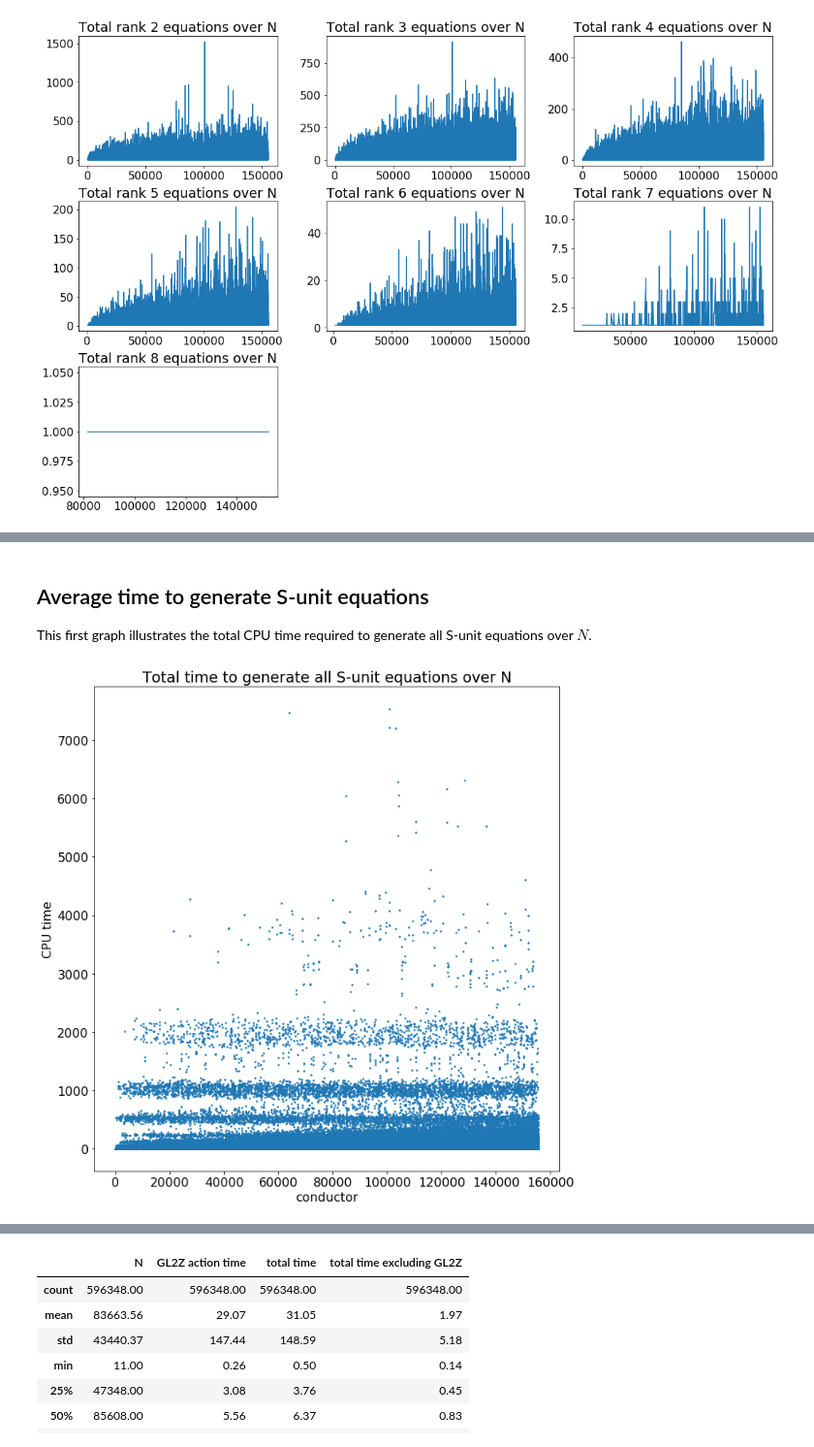
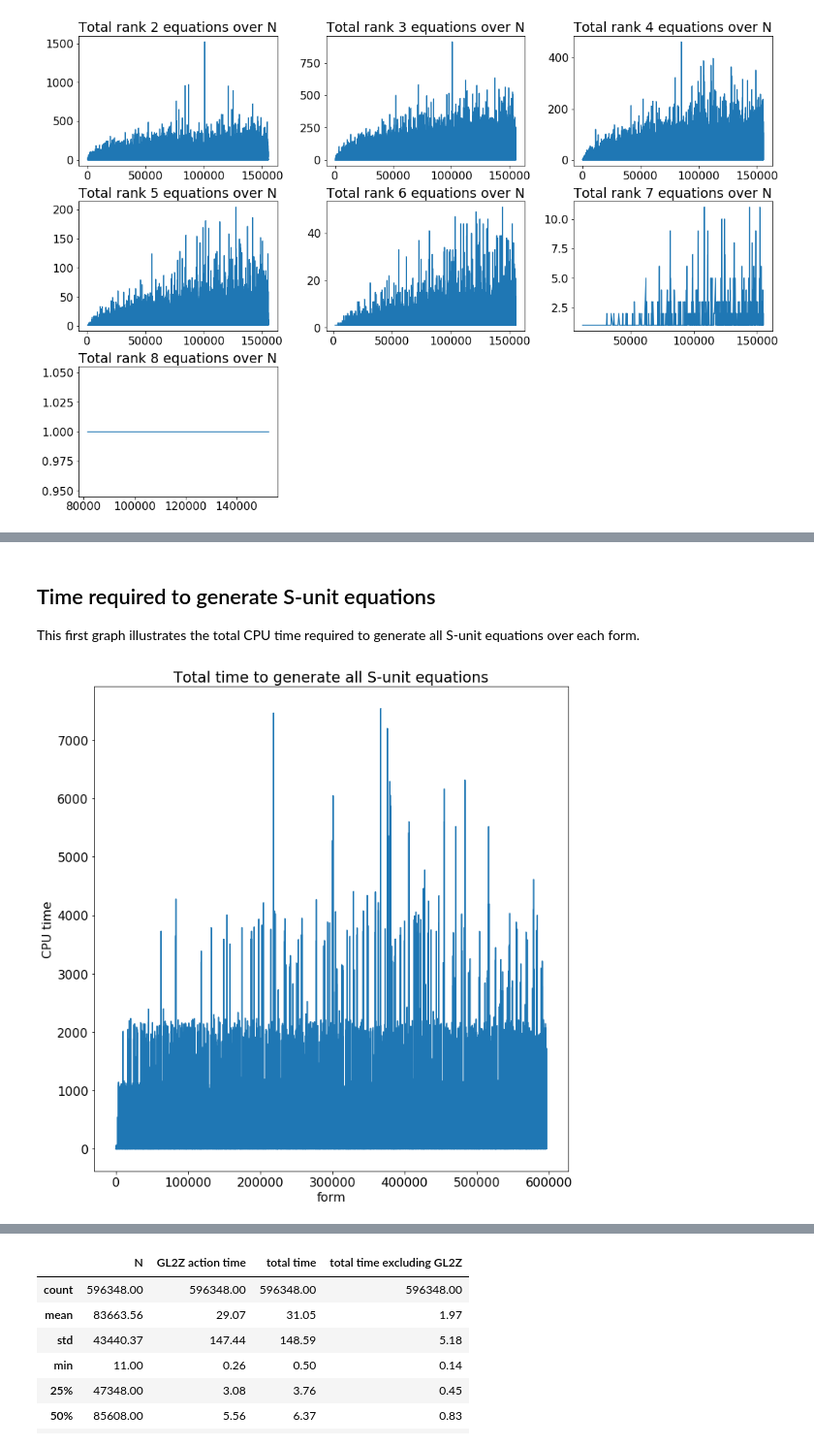
Before and after one commit to adelagherga/ThueMahler, a Jupyter notebook: Code/SUnitEqDataAnalysis.ipynb, the cells around one changed output, grey strips where cells are left out. Shown: that part at 97% size. Saved outputs shown, nothing was run; the diff lists cells and outputs as text; code cells hidden in the pictures.

```diff
--- a/Code/SUnitEqDataAnalysis.ipynb
+++ b/Code/SUnitEqDataAnalysis.ipynb
@@ -676,16 +739,16 @@ plt.show()
 # %% [markdown]
-## Average time to generate S-unit equations
+## Time required to generate S-unit equations
 
-This first graph illustrates the total CPU time required to generate all S-unit equations over $N$.
+This first graph illustrates the total CPU time required to generate all S-unit equations over each form.
 # %%
 # total time to generate S-unit equations vs N
 plt.figure(figsize=(10,10))
-plt.scatter(TM_data['N'], TM_data['total time'], s=2.5)
-plt.xlabel('conductor')
+plt.plot(TM_data['total time'])
+plt.xlabel('form')
 plt.ylabel('CPU time')
-plt.title('Total time to generate all S-unit equations over N')
+plt.title('Total time to generate all S-unit equations')
 plt.tight_layout()
 plt.show()
 # %% [output]
-[figure, old version]
+[figure, new version]
 # %% [markdown]
```
Also changed, not shown: parts of 21 cells of this notebook.
